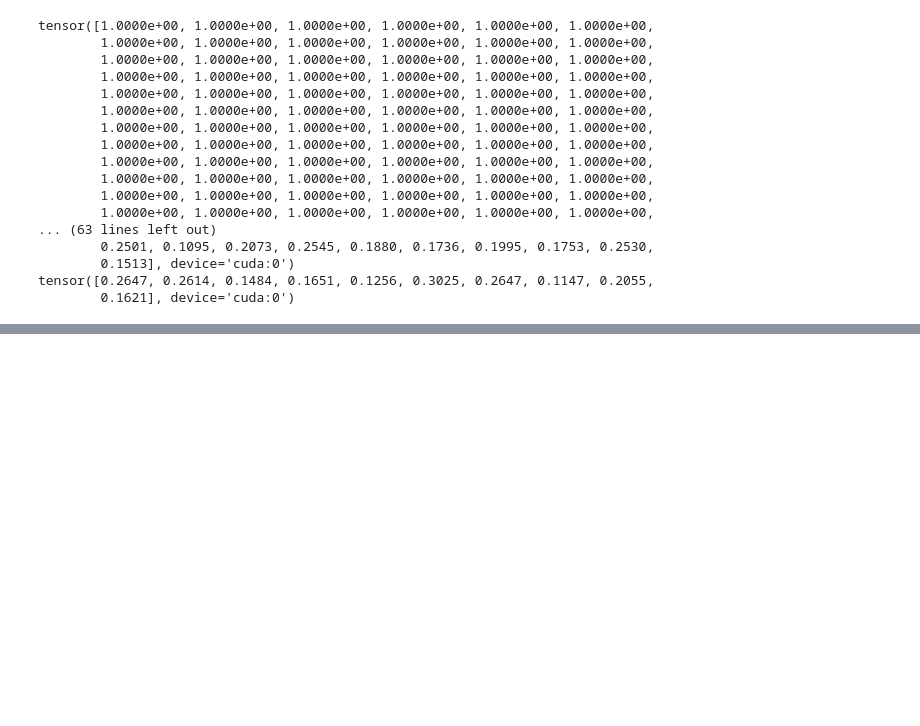
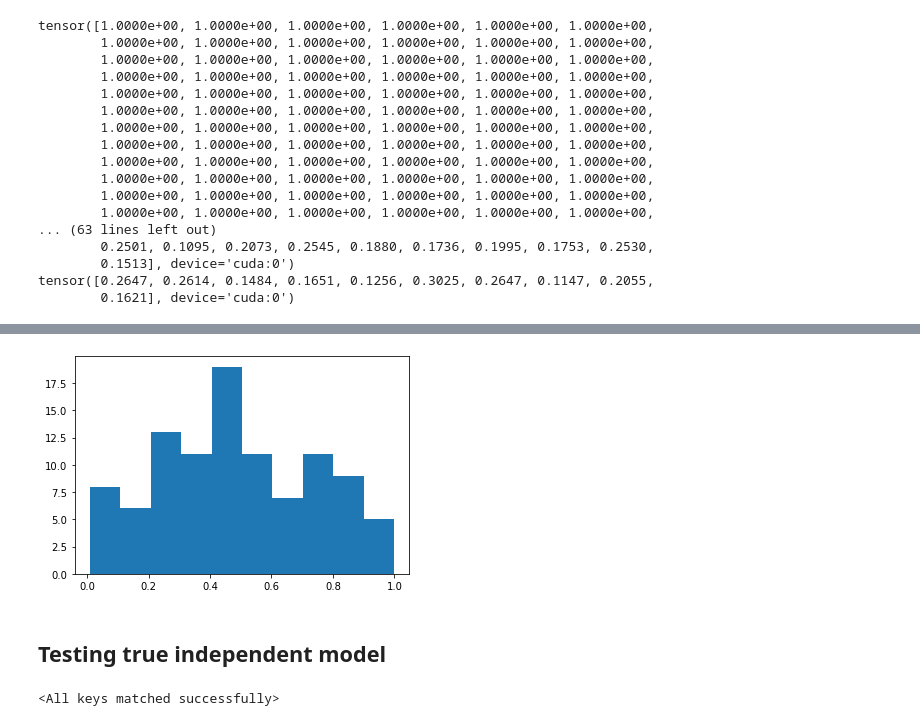
Before and after one commit to joeshenouda/break-llm-test, a Jupyter notebook: break_test.ipynb, the cells around one changed output, grey strips where cells are left out. Saved outputs shown, nothing was run; the diff lists cells and outputs as text; code cells hidden in the pictures; blank space fills up the shorter version.

Commit message:
tested three cases with dnn trained on mnist

```diff
--- a/break_test.ipynb
+++ b/break_test.ipynb
@@ -129,0 +135,13 @@ tensor([0.2647, 0.2614, 0.1484, 0.1651, 0.1256, 0.3025, 0.2647, 0.1147, 0.2055,
+# %%
+# Run algo 5 to determine whether trained_model and modified_model are independent
+# low phi_match --> dependent
+# high phi_match --> independent
+
+## Low phi_match is < 10^{-10}
+## High phi_match is uniformly distributed on [0, 1]
+phi_matches = []
+num_trials = 100
+for i in range(num_trials):
+    phi_match = generalized_robust_test(trained_model, modified_model, 3)
+    print('Phi_match, trial {}: {}'.format(i,phi_match))
+    phi_matches.append(phi_match)
@@ -129,0 +166,20 @@ tensor([0.2647, 0.2614, 0.1484, 0.1651, 0.1256, 0.3025, 0.2647, 0.1147, 0.2055,
+# %%
+import matplotlib.pyplot as plt
+plt.hist(phi_matches, bins=10)
+plt.show()
+# %% [output]
+[figure, added]
+# %% [markdown]
+## Testing true independent model
+# %%
+input_dim = 28*28
+num_layers = 6
+hidden_dims = [100]*num_layers  # 6 hidden layers
+output_dim = 10
+
+indep_trained_model = MLP(input_dim, hidden_dims, output_dim)
+
+# Load the trained model
+indep_trained_model.load_state_dict(torch.load("indep_mnist_mlp_6_layers.pt"))
+# %% [output]
+<All keys matched successfully>
```
Also changed, not shown: parts of 9 cells of this notebook, 3 other files.
